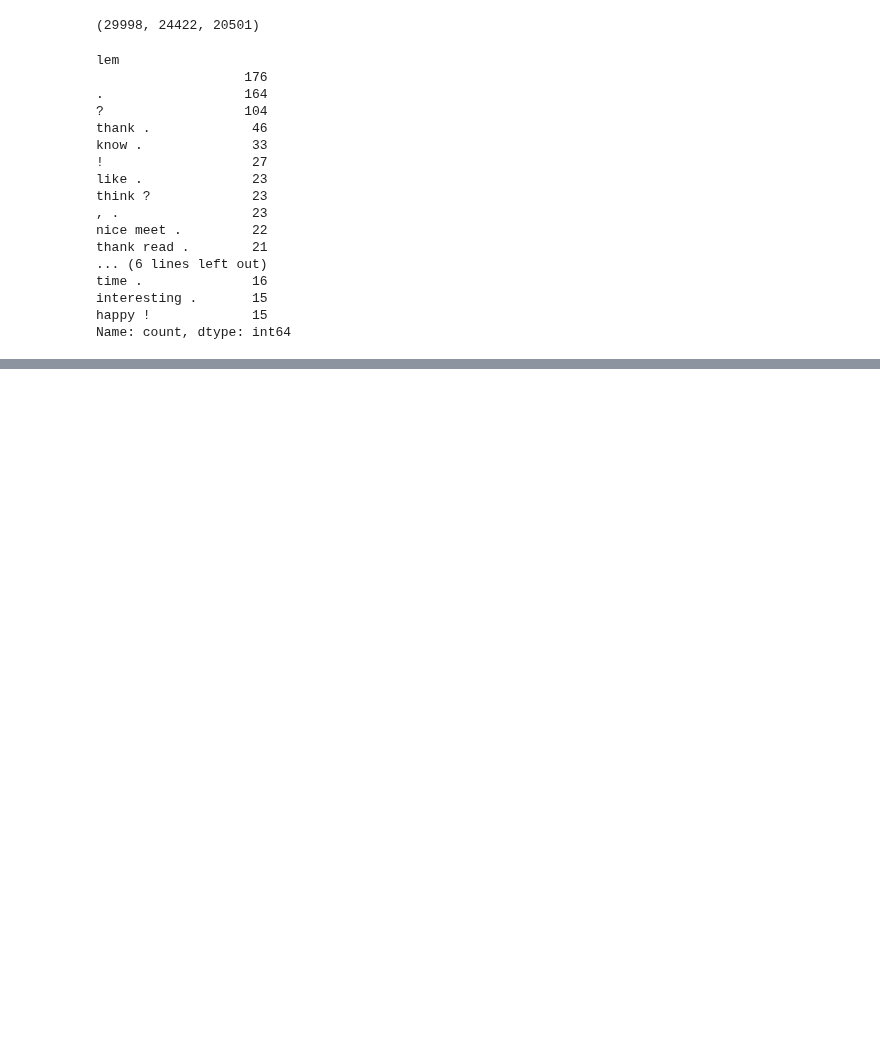
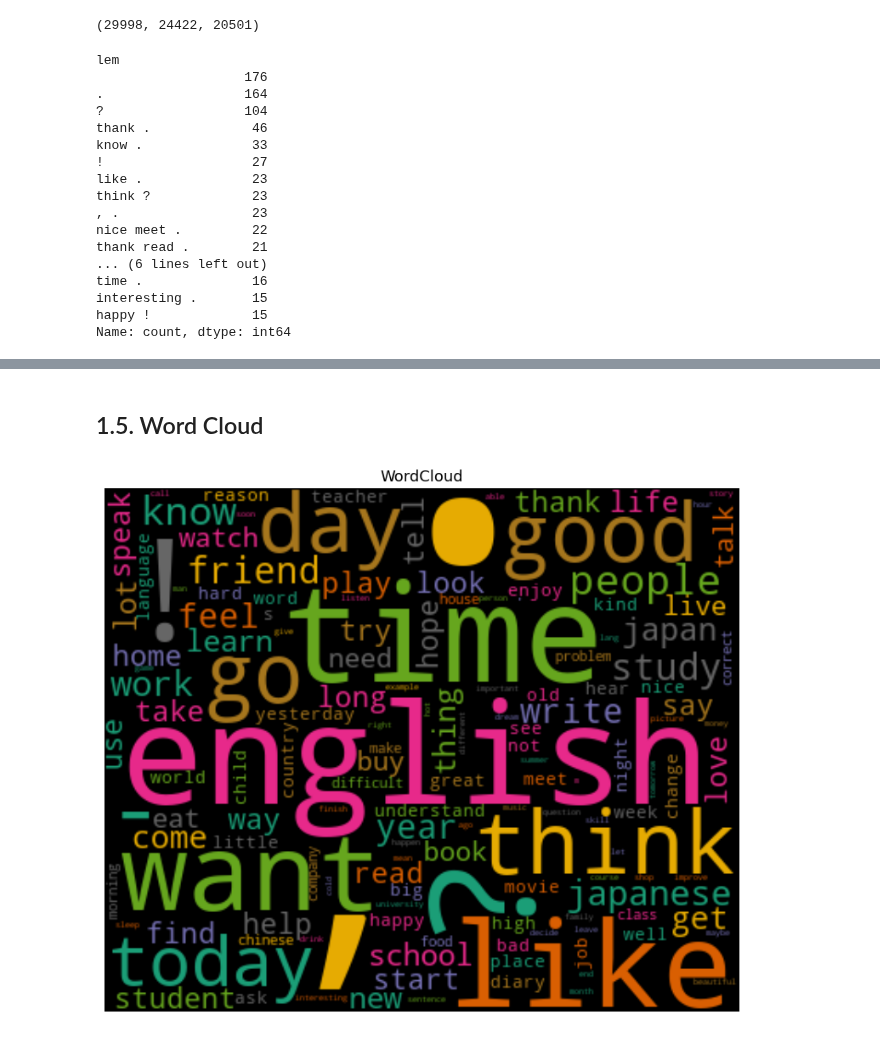
Before and after one commit to Ztrimus/llm-sensitivity, a Jupyter notebook: notebooks/gcd-exploration.ipynb, the cells around one changed output, grey strips where cells are left out. Saved outputs shown, nothing was run; the diff lists cells and outputs as text; code cells hidden in the pictures; blank space fills up the shorter version.

```diff
--- a/notebooks/gcd-exploration.ipynb
+++ b/notebooks/gcd-exploration.ipynb
@@ -171,0 +188,10 @@ Name: count, dtype: int64
+# %%
+cv=CountVectorizer(analyzer='word', token_pattern=r'\b\w+\b|\W')
+# to consider only alphabetical words remove token_pattern=r'\b\w+\b|\W'
+
+# TODO: Should we consider lemmatized column or input column
+data=cv.fit_transform(df.lem)
+# pd.DataFrame.sparse.from_spmatrix(data)
+df_dtm = pd.DataFrame(data.toarray(), columns=cv.get_feature_names_out())
+df_dtm.index=df.index
+df_dtm.head()
@@ -171,0 +206,5 @@ Name: count, dtype: int64
+# %%
+# Word count in dataset
+word_cnt_df = df_dtm.isin([1]).sum().to_frame().reset_index()
+word_cnt_df.columns = ['word', 'count']
+word_cnt_df.head(10)
@@ -171,0 +236,2 @@ Name: count, dtype: int64
+# %% [markdown]
+## 1.5. Word Cloud
@@ -171,0 +243,11 @@ Name: count, dtype: int64
+# %%
+# Function for generating word clouds
+word_cnt_dict = word_cnt_df.set_index('word').to_dict()['count']
+wc = WordCloud(width=400, height=330, max_words=150,colormap="Dark2").generate_from_frequencies(word_cnt_dict)
+plt.figure(figsize=(10,8))
+plt.imshow(wc, interpolation='bilinear')
+plt.axis("off")
+plt.title('\n'.join(wrap("WordCloud",60)),fontsize=13)
+plt.show()
+# %% [output]
+[figure, added]
```
Also changed, not shown: parts of 9 cells of this notebook, 2 other files.
